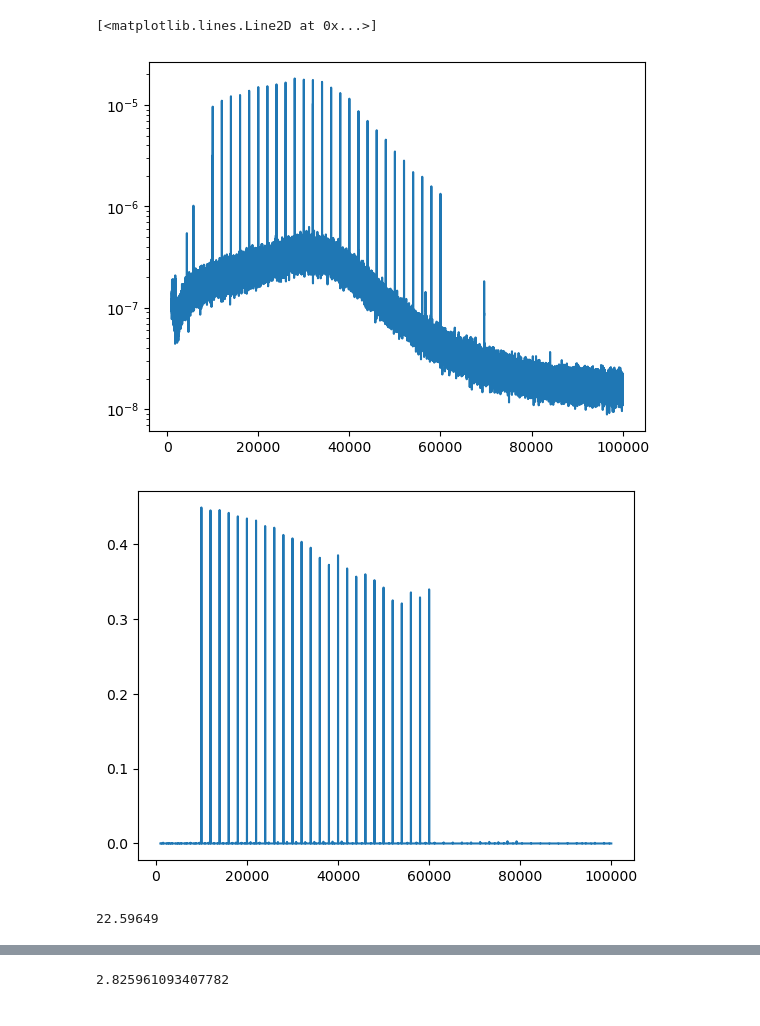
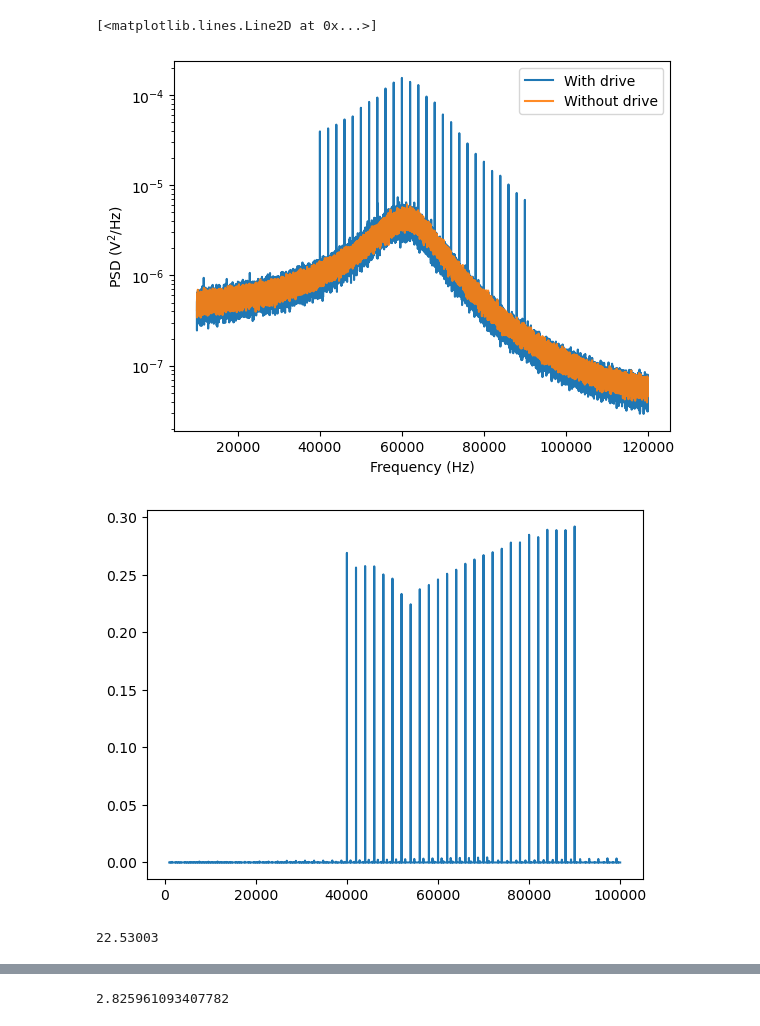
Before and after one commit to tompenny/SIMPLE_MASTQG_diamond, a Jupyter notebook: Particle Mass.ipynb, the cells around one changed output, grey strips where cells are left out. Saved outputs shown, nothing was run; the diff lists cells and outputs as text; code cells hidden in the pictures.

```diff
--- a/Particle Mass.ipynb
+++ b/Particle Mass.ipynb
@@ -7,7 +7,7 @@ import scipy.optimize as opt
 import analysis_utils as au
 import importlib
 # %%
-filename = 'D:/Lab Data/diamond/240521/Mass/Particle 3/'
+filename = 'D:/Lab Data/diamond/240521/Mass/Particle 2/'
 data = sio.loadmat(filename + 'NoChargeNoDrive.mat')
 tt_ncnd = np.transpose(data['D'])[0]
 fs_ncnd = int(1/data['Tinterval'][0][0])
@@ -55,8 +82,8 @@ print(area_2)
 # %%
 # Let's make a graph of charge changes to put in presentation
 # %%
-filename = 'D:/Lab Data/diamond/240521/Charging/Particle 3/Before/Before_'
-files = [1, 2]
+filename = 'D:/Lab Data/diamond/240521/Charging/Particle 1/Before/Before_'
+files = [1, 2, 3, 4, 5]
 end = '.mat'
 # %%
 X = np.zeros(0)
@@ -90,7 +116,7 @@ Text(0, 0.5, 'Charge (e)')
 # %%
 # So two charges on particle before frequency comb
 # %%
-filename = 'D:/Lab Data/diamond/240521/Mass/Particle 3/'
+filename = 'D:/Lab Data/diamond/240521/Mass/Particle 4/'
 data = sio.loadmat(filename + 'FreqComb.mat')
 tt_fc = np.transpose(data['D'])[0]
 drive_fc = np.transpose(data['G'])[0]
@@ -100,23 +126,27 @@ nps_frac = 1
 PSD_fc= scisig.welch(tt_fc, fs = fs_fc, nperseg = int(nps_frac*fs_fc))
 PSD_drive_fc= scisig.welch(drive_fc, fs = fs_fc, nperseg = int(nps_frac*fs_fc))
 # %%
-lb = int(nps_frac*1000)
-ub = int(nps_frac*100000)
+lb = int(nps_frac*10000)
+ub = int(nps_frac*120000)
 plt.figure()
-plt.plot(PSD_fc[0][lb:ub], PSD_fc[1][lb:ub])
+plt.plot(PSD_fc[0][lb:ub], PSD_fc[1][lb:ub], label = 'With drive')
+plt.plot(PSD_ncnd[0][lb:ub], PSD_ncnd[1][lb:ub], alpha = 0.9, label = 'Without drive')
+plt.ylabel('PSD (V$^2$/Hz)')
+plt.xlabel('Frequency (Hz)')
+plt.legend()
 plt.yscale('log')
 lb = int(nps_frac*1000)
 ub = int(nps_frac*100000)
 plt.figure()
 plt.plot(PSD_drive_fc[0][lb:ub], PSD_drive_fc[1][lb:ub])
 # %% [output]
 [<matplotlib.lines.Line2D at 0x...>]
-[figure, old version]
+[figure, new version]
-[figure, old version]
+[figure, new version]
 # %%
 len(tt_fc)/fs_fc
 # %% [output]
-22.59649
+22.53003
 # %%
 PSD_sin = scisig.welch(np.sin(2*np.pi*60000*np.linspace(0, len(tt_fc)/fs_fc, len(tt_fc))), fs = fs_fc, nperseg = int(nps_frac*fs_fc))
 # %%
```
Also changed, not shown: parts of 29 cells of this notebook.
